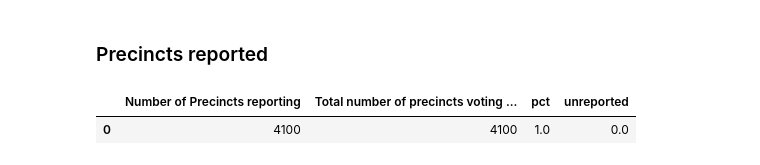
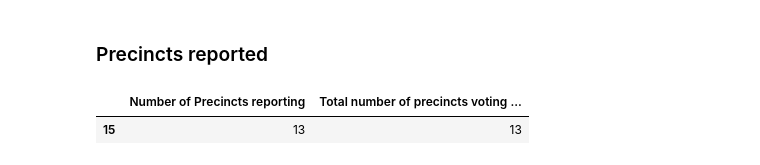
Before and after one commit to sahanjournal/primary-results-2025, a Jupyter notebook: scraping.ipynb, the cells around one changed output. Cells and saved outputs as stored; diff of their text form; code cells hidden in the pictures.

```diff
--- a/scraping.ipynb
+++ b/scraping.ipynb
@@ -93,6 +99,6 @@ df.to_csv("data/results.csv",index=False)
 # %%
 # select a subset of data for St Paul city council race
-GOP = df[df['Party Abbreviation'].str.contains('R')]
-GOP
+results = df[df['Office ID']==2131]
+results
 # %% [output]
 |  | State | County ID (if applicable) | Precinct name (if applicable) | Office ID | Office Name | District* | ... |
@@ -105,4 +110,5 @@ GOP
 # %%
 # Select all columns needed for graphic
 
-GOP = GOP[['Candidate','Votes','Percentage']]
+results = results[['Candidate','Votes','Percentage','Number of Precincts reporting','Total number of precincts voting for the office']]
+results['Candidate'] = results['Candidate'].str.replace('WRITE-IN','Write-in')
@@ -174,12 +132,11 @@ LMN.to_csv("data/LMN.csv",index=False)
 # %% [markdown]
 ### Precincts reported
 # %%
-progress = df[['Number of Precincts reporting','Total number of precincts voting for the office']].head(1)
-progress['pct'] = progress['Number of Precincts reporting'] / progress['Total number of precincts voting for the office']
-progress['unreported'] = 1-progress['pct']
+progress = results[['Number of Precincts reporting','Total number of precincts voting for the office']].head(1)
+
 progress
 # %% [output]
-|  | Number of Precincts reporting | Total number of precincts voting ... | pct | unreported |
-| 0 | 4100 | 4100 | 1.0 | 0.0 |
+|  | Number of Precincts reporting | Total number of precincts voting ... |
+| 15 | 13 | 13 |
 # %%
 progress.to_json("data/progress.json",index=False)
```
Also changed, not shown: parts of 15 cells of this notebook.
